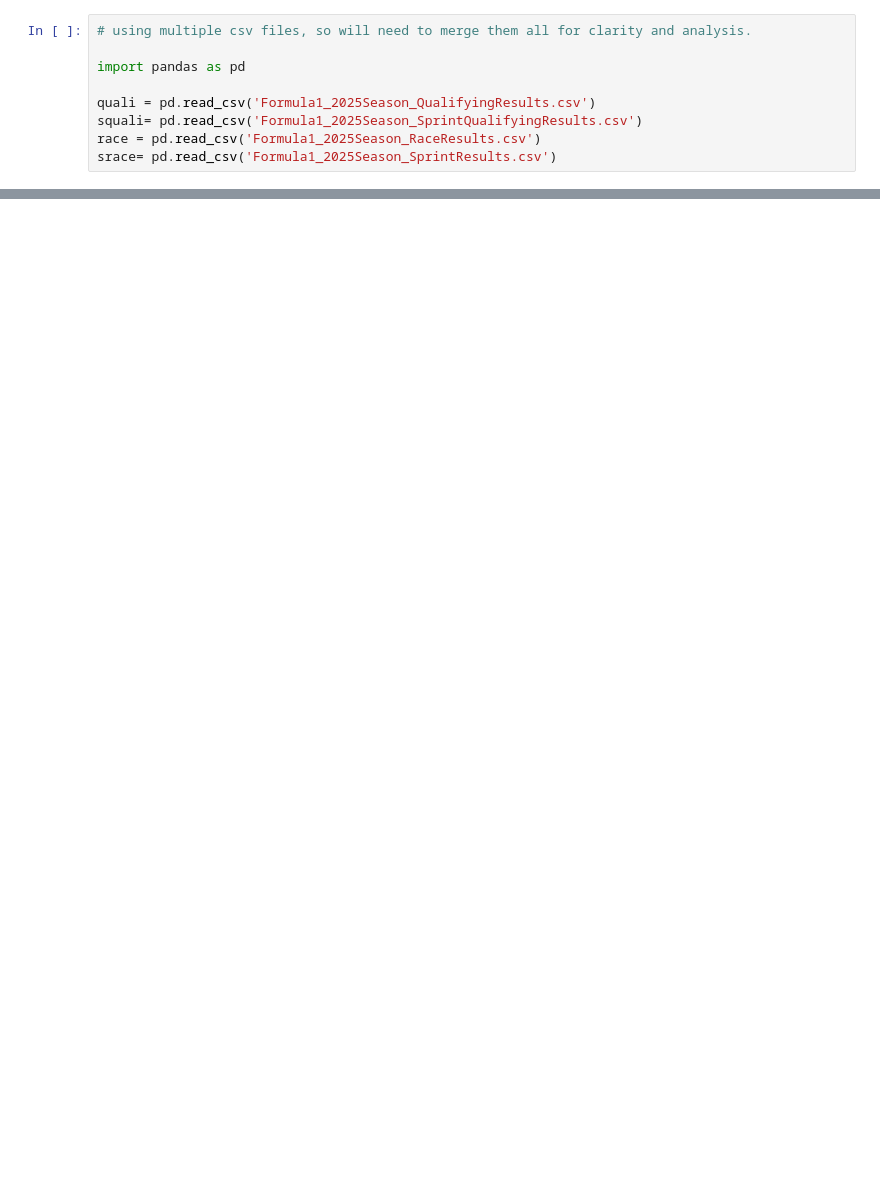
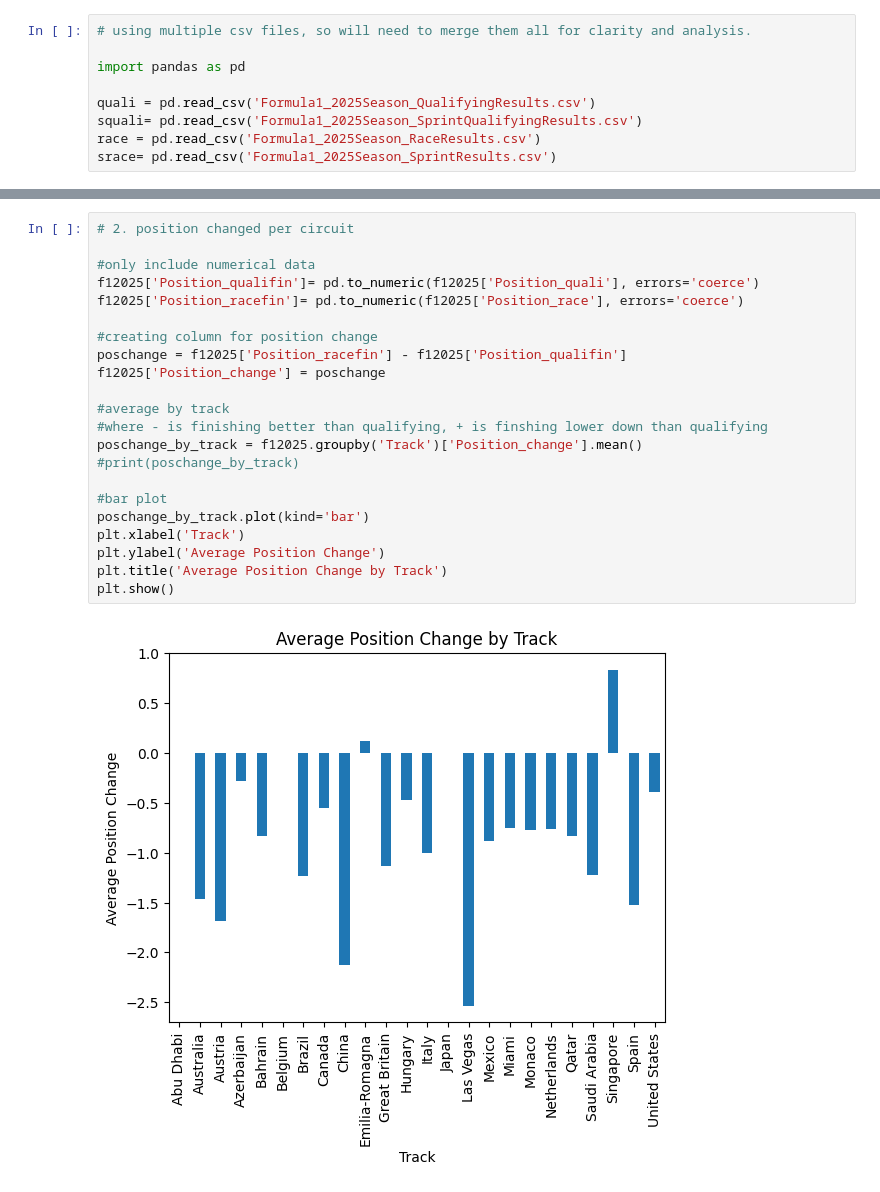
Before and after one commit to mw2304/FreeformProgramming, a Jupyter notebook: FreeFormProgrammingipynb.ipynb, the cells around one changed output, grey strips where cells are left out. Saved outputs shown, nothing was run; the diff lists cells and outputs as text; blank space fills up the shorter version.

```diff
--- a/FreeFormProgrammingipynb.ipynb
+++ b/FreeFormProgrammingipynb.ipynb
@@ -36,0 +56,24 @@ display(f12025)
+# %%
+# 2. position changed per circuit
+
+#only include numerical data
+f12025['Position_qualifin']= pd.to_numeric(f12025['Position_quali'], errors='coerce')
+f12025['Position_racefin']= pd.to_numeric(f12025['Position_race'], errors='coerce')
+
+#creating column for position change
+poschange = f12025['Position_racefin'] - f12025['Position_qualifin']
+f12025['Position_change'] = poschange
+
+#average by track
+#where - is finishing better than qualifying, + is finshing lower down than qualifying
+poschange_by_track = f12025.groupby('Track')['Position_change'].mean()
+#print(poschange_by_track)
+
+#bar plot
+poschange_by_track.plot(kind='bar')
+plt.xlabel('Track')
+plt.ylabel('Average Position Change')
+plt.title('Average Position Change by Track')
+plt.show()
+# %% [output]
+[figure, added]
```
Also changed, not shown: parts of 6 cells of this notebook.
